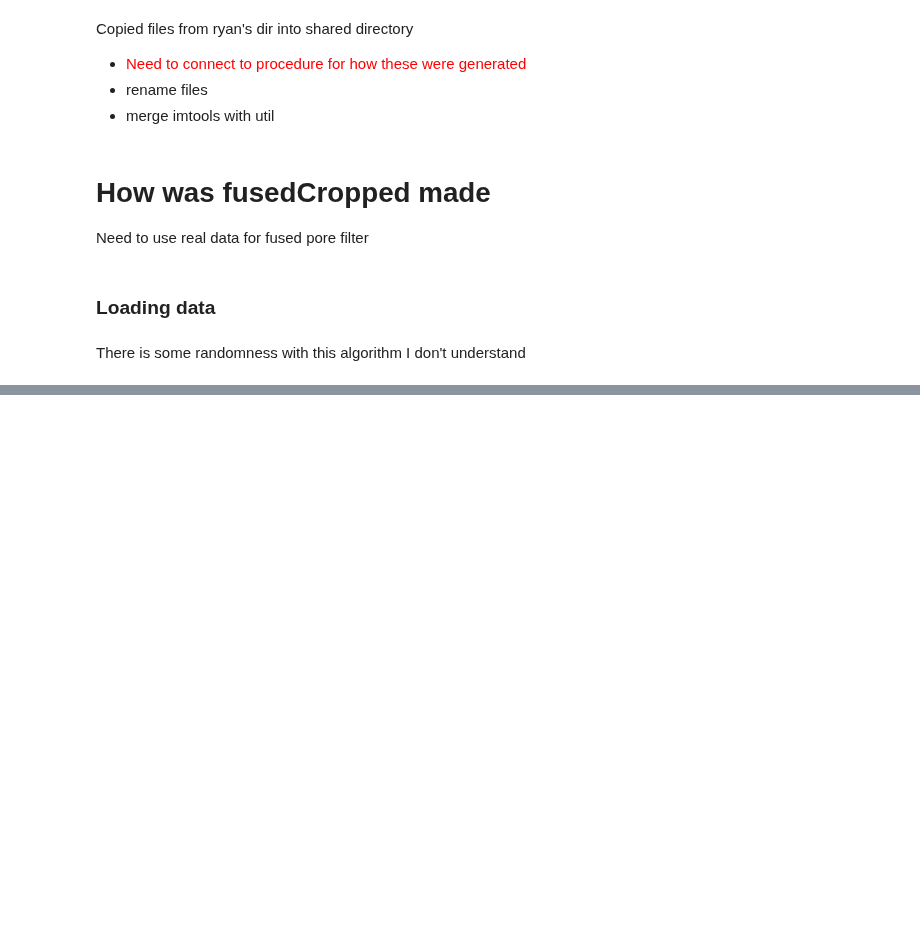
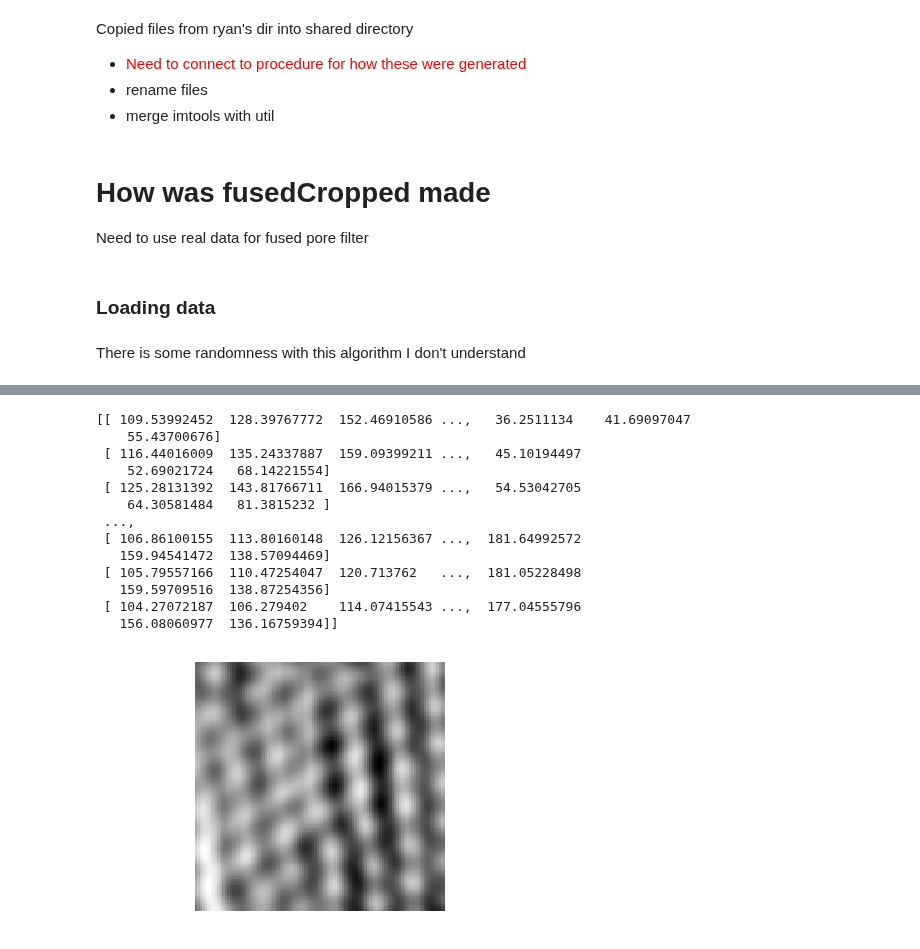
Before and after one commit to huskeypm/sparkdetection, a Jupyter notebook: mach/bulk_fusedpore.ipynb, the cells around one changed output, grey strips where cells are left out. Drawn from its saved outputs; the diff is of its cells as text; code cells hidden in the pictures; blank space fills up the shorter version.

```diff
--- a/mach/bulk_fusedpore.ipynb
+++ b/mach/bulk_fusedpore.ipynb
@@ -73,0 +118,20 @@ ValueError: cannot reshape array of size 7 into shape (3,2)
+# %%
+import util
+dimg = util.renorm(img)
+it.myplot(dimg)
+print dimg
+# %% [output]
+[[ 109.53992452  128.39767772  152.46910586 ...,   36.2511134    41.69097047
+    55.43700676]
+ [ 116.44016009  135.24337887  159.09399211 ...,   45.10194497
+    52.69021724   68.14221554]
+ [ 125.28131392  143.81766711  166.94015379 ...,   54.53042705
+    64.30581484   81.3815232 ]
+ ...,
+ [ 106.86100155  113.80160148  126.12156367 ...,  181.64992572
+   159.94541472  138.57094469]
+ [ 105.79557166  110.47254047  120.713762   ...,  181.05228498
+   159.59709516  138.87254356]
+ [ 104.27072187  106.279402    114.07415543 ...,  177.04555796
+   156.08060977  136.16759394]]
+[figure, added]
```
Also changed, not shown: parts of 6 cells of this notebook, 5 other files.
